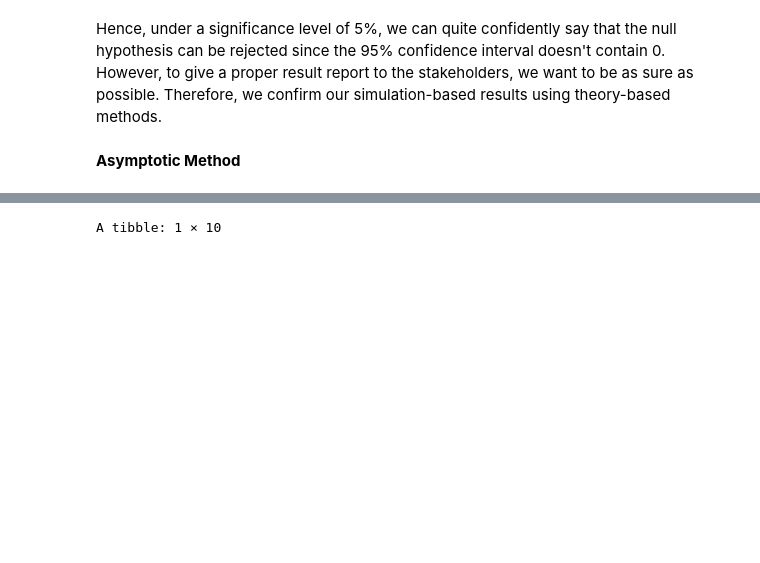
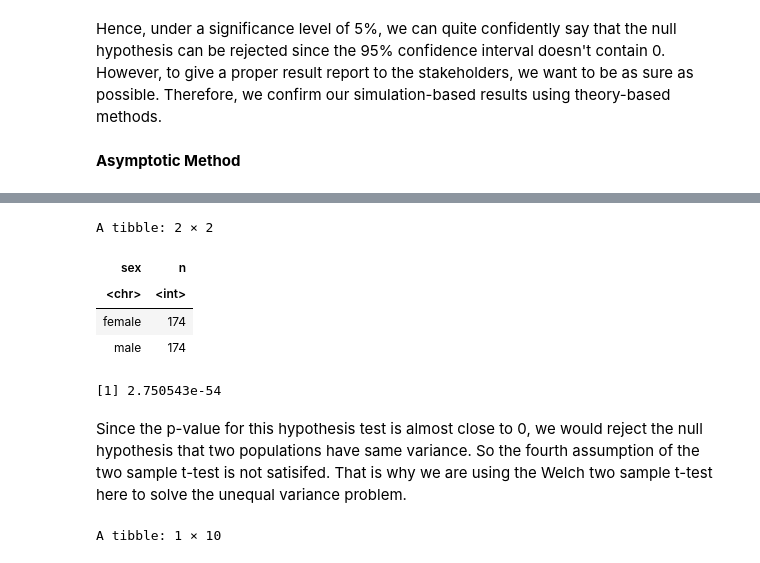
Before and after one commit to agoel25/stat_201_group_11, a Jupyter notebook: Final report.ipynb, the cells around one changed output, grey strips where cells are left out. Saved outputs shown, nothing was run; the diff lists cells and outputs as text; code cells hidden in the pictures; blank space fills up the shorter version.

```diff
--- a/Final report.ipynb
+++ b/Final report.ipynb
@@ -294,3 +310,25 @@ All of the first three assumptions are satisfied but we cannot assume the fourth
+# %%
+# calculated the sample sizes for two sex groups, which are needed in the F test
+sample_size <- suicide_sample%>%
+        group_by(sex) %>%
+        summarize(n = n())
+sample_size
+# %% [output]
+A tibble: 2 × 2
+| sex | n |
+| <chr> | <int> |
+| female | 174 |
+| male | 174 |
+# %%
+# calculated the F test statistics for F test
+F = sample_var$sample_var[1]/sample_var$sample_var[2]
+# computed the p-value
+f.pvalue = 2 * min( pf(F,174-1,174-1), pf(F,174-1,174-1,lower.tail=FALSE) )
+f.pvalue
+# %% [output]
+[1] 2.750543e-54
+# %% [markdown]
+Since the p-value for this hypothesis test is almost close to 0, we would reject the null hypothesis that two populations have same variance. So the fourth assumption of the two sample t-test is not satisifed. That is why we are using the Welch two sample t-test here to solve the unequal variance problem.
 # %%
 # use built-in method t.test in R to conduct a two sample t test
 test_summary <- tidy(
```
Also changed, not shown: parts of 2 cells of this notebook.
